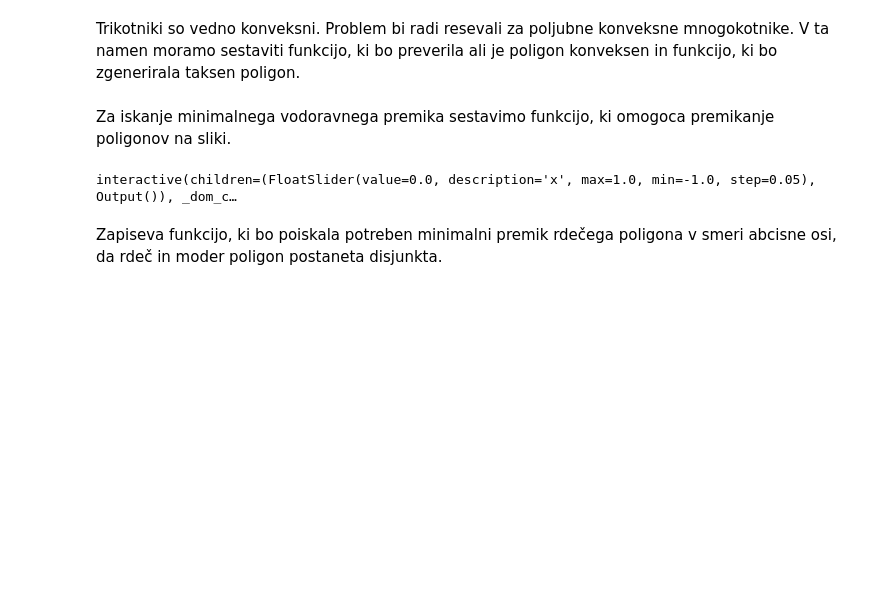
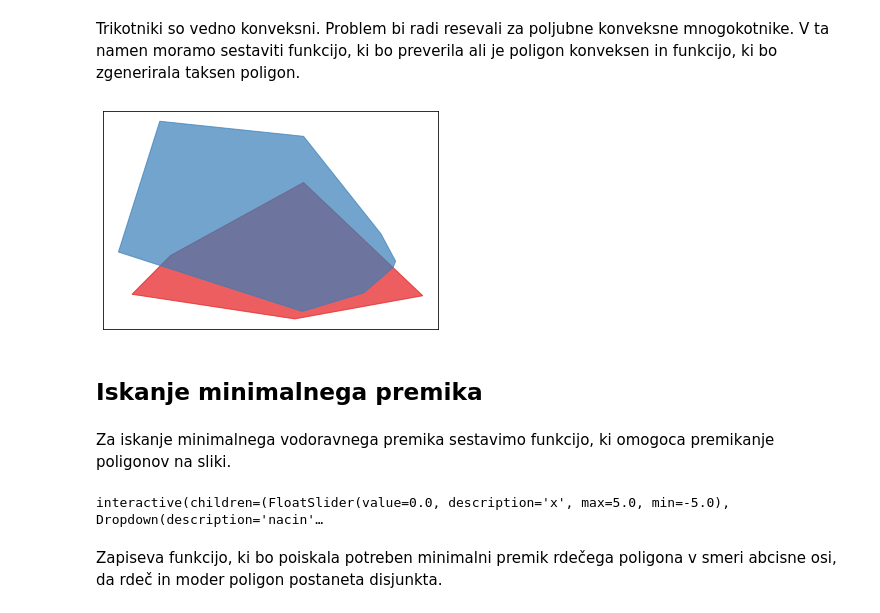
Before and after one commit to UdirL18/Financni-praktikum, a Jupyter notebook: Horizontalno_prekrivanje_poligonov.ipynb, the cells around one changed output. Saved outputs shown, nothing was run; the diff lists cells and outputs as text; code cells hidden in the pictures; blank space fills up the shorter version.

```diff
--- a/Horizontalno_prekrivanje_poligonov.ipynb
+++ b/Horizontalno_prekrivanje_poligonov.ipynb
@@ -21,0 +100,9 @@ Najprej poskusimo generirati problem na trikotnikih
+# %%
+# 2. primer
+points = np.random.randn(1000, 2)   # 1000 random points normalno porazdaljene in 2-D
+hull = ConvexHull(points)
+poly1_2 = Polygon(points[hull.vertices,:])
+
+points = np.random.randn(100, 2)   # 1000 random points normalno porazdaljene in 2-D
+hull = ConvexHull(points)
+poly2_2 = Polygon(points[hull.vertices,:])
@@ -121,3 +208,13 @@ def plot_polys(*args):
+# %%
+# 3. primer
+poly1_3 = gen_rand_poly(5)
+poly2_3 = gen_rand_poly(8)
+
+plot_polys(poly1_3, poly2_3)
+# %% [output]
+[figure, added]
+# %% [markdown]
+## Iskanje minimalnega premika
 # %% [markdown]
 Za iskanje minimalnega vodoravnega premika sestavimo funkcijo, ki omogoca premikanje poligonov na sliki.
 # %%
@@ -127,27 +224,26 @@ def move_polygon(poly, x):
     poly = Polygon(cords)
     return poly  # vrne premaknen poligon
 # %%
-p1 = plt.Polygon(poly1.exterior.coords, color='r')
+poligoni = {1: (poly1_1, poly2_1),
+            2: (poly1_2, poly2_2),
+            3: (poly1_3, poly2_3)}
+# FUNKCIJA, KI NAM OMOGOCA PREMIKANJE POLIGONOV S POMOCJO 'SLAJDERJA'.
+def move_windget_fun(x=0, nacin=3):
+    poly_slider_1, poly_slider_2 = poligoni[nacin]
 
-# FUNKCIJA, KI NAM OMOGOCA PREMIKANJE POLIGONOV S POMOCJO 'SLAJDERJA'.
-def move_windget_fun(x=0):
     fig, ax = plt.subplots()
 
-    poly = move_polygon(poly1, x=x)
-    plot_polys(poly, poly2)
-#     p1 = plt.Polygon(poly.exterior.coords, color='r')
-#     ax.add_patch(p1)
+    poly = move_polygon(poly_slider_1, x=x)
+    plot_polys(poly_slider_2, poly)
 
-#     p2 = plt.Polygon(poly2.exterior.coords, color='g')
-#     ax.add_patch(p2)
+    dist = poly.distance(poly_slider_2)
+    txt = f'presek = 0.0000\nrazdalja = {dist:.4f}'
 
-    txt = f'A_intersect = 0.0000'
-
-    if poly.intersects(poly2):
-        poly3 = poly.intersection(poly2)
+    if poly.intersects(poly_slider_2):
+        poly3 = poly.intersection(poly_slider_2)
         p3 = plt.Polygon(poly3.exterior.coords, color=get_cmap('Set1')(2))
         ax.add_patch(p3)
-        txt = f'A_intersect = {poly3.area:.4f}'
+        txt = f'presek = {poly3.area:.4f}\nrazdalja = {dist:.4f}'
 
     ax.text(1,1,txt, transform=ax.transAxes, horizontalalignment='right', verticalalignment='top')
 
@@ -157,9 +253,9 @@ def move_windget_fun(x=0):
 
     plt.show()
 
-widgets.interact(move_windget_fun, x=(-1, 1, 0.05));
+widgets.interact(move_windget_fun, x=(-5, 5, 0.1), nacin=[1,2,3]);
 # %% [output]
-interactive(children=(FloatSlider(value=0.0, description='x', max=1.0, min=-1.0, step=0.05), Output()), _dom_c…
+interactive(children=(FloatSlider(value=0.0, description='x', max=5.0, min=-5.0), Dropdown(description='nacin'…
 # %% [markdown]
 Zapiseva funkcijo, ki bo poiskala potreben minimalni premik rdečega poligona v smeri abcisne osi, da rdeč in moder poligon postaneta disjunkta.
 # %%
```
Also changed, not shown: parts of 22 cells of this notebook.
